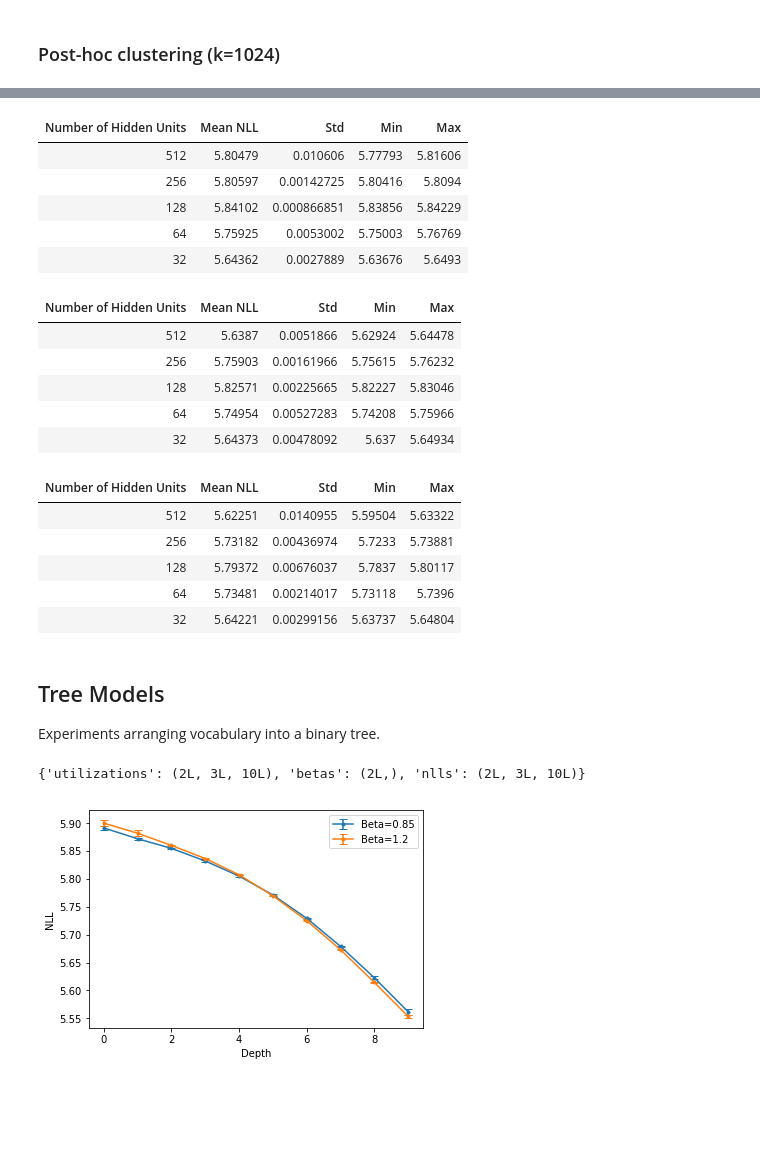
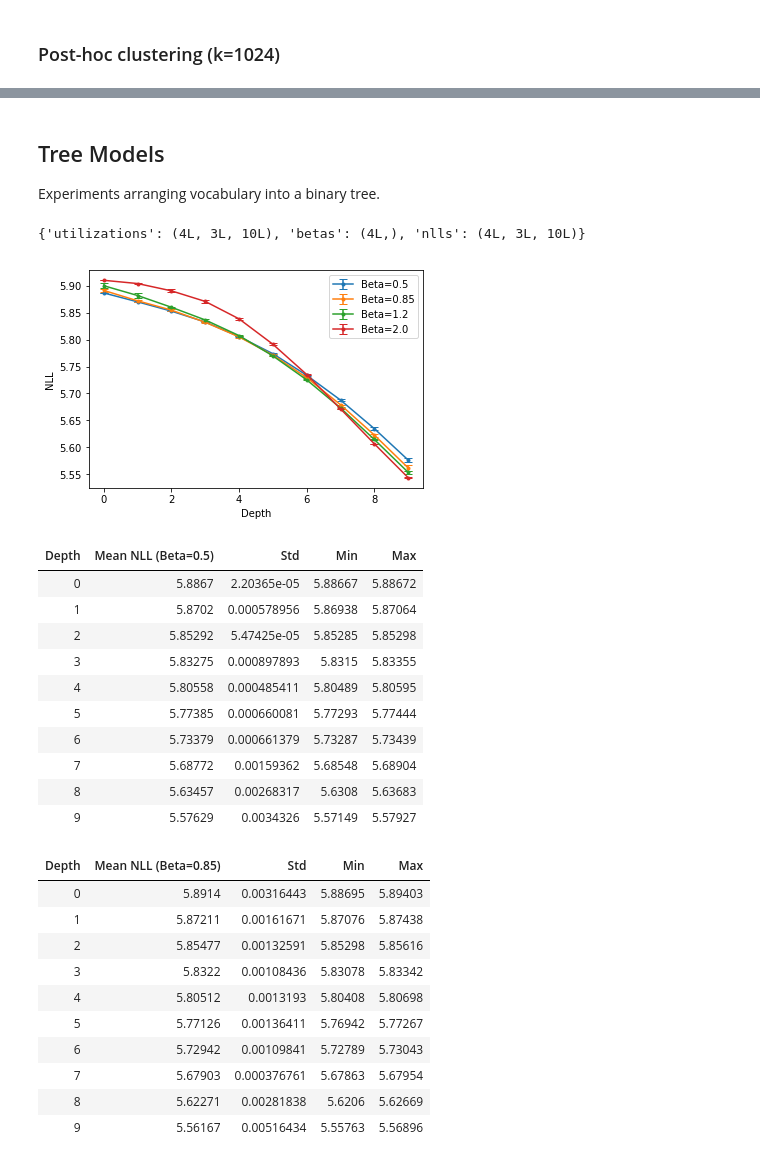
Before and after one commit to bstriner/discrete-skip-gram, a Jupyter notebook: notebook/results.ipynb, the cells around one changed output, grey strips where cells are left out. Cells and saved outputs as stored; diff of their text form; code cells hidden in the pictures; blank space fills up the shorter version.

Commit message:
More tree data points

```diff
--- a/notebook/results.ipynb
+++ b/notebook/results.ipynb
@@ -12,10 +12,12 @@ def load_output(path):
     return np.load('../experiments/output/{}'.format(path))
 def table(t, **kwargs):
     return HTML(tabulate(t, tablefmt='html', **kwargs))
-def bar(x, data, label=None, axis=1):
+def bar(x, data, label=None, axis=1, ax=None):
     mean = np.mean(data, axis=axis)
     std = np.std(data, axis=axis)
-    plt.errorbar(x, mean, yerr=std, capsize=4,
+    if not ax:
+        ax=plt
+    ax.errorbar(x, mean, yerr=std, capsize=4,
                  markersize=3, fmt='-o', label=label)
 def data_shapes(x):
     return {k:v.shape for k,v in x.iteritems()}
@@ -444,49 +577,42 @@ plt.show()
-# %%
-stats_table(flat_km['bzks'], flat_km['baseline'],
-           'Number of Hidden Units',
-           'NLL', axis=(1,2))
-# %% [output]
-| Number of Hidden Units | Mean NLL | Std | Min | Max |
-| 512 | 5.80479 | 0.010606 | 5.77793 | 5.81606 |
-| 256 | 5.80597 | 0.00142725 | 5.80416 | 5.8094 |
-| 128 | 5.84102 | 0.000866851 | 5.83856 | 5.84229 |
-| 64 | 5.75925 | 0.0053002 | 5.75003 | 5.76769 |
-| 32 | 5.64362 | 0.0027889 | 5.63676 | 5.6493 |
-# %%
-stats_table(flat_km['bzks'], flat_km['l1'],
-           'Number of Hidden Units',
-           'NLL', axis=(1,2))
-# %% [output]
-| Number of Hidden Units | Mean NLL | Std | Min | Max |
-| 512 | 5.6387 | 0.0051866 | 5.62924 | 5.64478 |
-| 256 | 5.75903 | 0.00161966 | 5.75615 | 5.76232 |
-| 128 | 5.82571 | 0.00225665 | 5.82227 | 5.83046 |
-| 64 | 5.74954 | 0.00527283 | 5.74208 | 5.75966 |
-| 32 | 5.64373 | 0.00478092 | 5.637 | 5.64934 |
-# %%
-stats_table(flat_km['bzks'], flat_km['l2'],
-           'Number of Hidden Units',
-           'NLL', axis=(1,2))
-# %% [output]
-| Number of Hidden Units | Mean NLL | Std | Min | Max |
-| 512 | 5.62251 | 0.0140955 | 5.59504 | 5.63322 |
-| 256 | 5.73182 | 0.00436974 | 5.7233 | 5.73881 |
-| 128 | 5.79372 | 0.00676037 | 5.7837 | 5.80117 |
-| 64 | 5.73481 | 0.00214017 | 5.73118 | 5.7396 |
-| 32 | 5.64221 | 0.00299156 | 5.63737 | 5.64804 |
 # %% [markdown]
 ## Tree Models
 Experiments arranging vocabulary into a binary tree.
 # %%
 tree = load_output('skipgram_tree.npz')
 print(data_shapes(tree))
 x = np.arange(10)
-bar(x, tree['nlls'][0,:,:], 'Beta={}'.format(tree['betas'][0]), axis=0)
-bar(x, tree['nlls'][1,:,:], 'Beta={}'.format(tree['betas'][1]), axis=0)
+for b in range(tree['betas'].shape[0]):
+  bar(x, tree['nlls'][b,:,:], 'Beta={}'.format(tree['betas'][b]), axis=0)
 plt.ylabel('NLL')
 plt.xlabel('Depth')
 plt.legend()
 plt.show()
+for i in range(tree['betas'].shape[0]):
+  display(stats_table(np.arange(10), tree['nlls'][i,:,:],
+           'Depth',
+           'NLL (Beta={})'.format(tree['betas'][i]), axis=0))
 # %% [output]
-{'utilizations': (2L, 3L, 10L), 'betas': (2L,), 'nlls': (2L, 3L, 10L)}
+{'utilizations': (4L, 3L, 10L), 'betas': (4L,), 'nlls': (4L, 3L, 10L)}
-[figure, old version]
+[figure, new version]
+| Depth | Mean NLL (Beta=0.5) | Std | Min | Max |
+| 0 | 5.8867 | 2.20365e-05 | 5.88667 | 5.88672 |
+| 1 | 5.8702 | 0.000578956 | 5.86938 | 5.87064 |
+| 2 | 5.85292 | 5.47425e-05 | 5.85285 | 5.85298 |
+| 3 | 5.83275 | 0.000897893 | 5.8315 | 5.83355 |
+| 4 | 5.80558 | 0.000485411 | 5.80489 | 5.80595 |
+| 5 | 5.77385 | 0.000660081 | 5.77293 | 5.77444 |
+| 6 | 5.73379 | 0.000661379 | 5.73287 | 5.73439 |
+| 7 | 5.68772 | 0.00159362 | 5.68548 | 5.68904 |
+| 8 | 5.63457 | 0.00268317 | 5.6308 | 5.63683 |
+| 9 | 5.57629 | 0.0034326 | 5.57149 | 5.57927 |
+| Depth | Mean NLL (Beta=0.85) | Std | Min | Max |
+| 0 | 5.8914 | 0.00316443 | 5.88695 | 5.89403 |
+| 1 | 5.87211 | 0.00161671 | 5.87076 | 5.87438 |
+| 2 | 5.85477 | 0.00132591 | 5.85298 | 5.85616 |
+| 3 | 5.8322 | 0.00108436 | 5.83078 | 5.83342 |
+| 4 | 5.80512 | 0.0013193 | 5.80408 | 5.80698 |
+| 5 | 5.77126 | 0.00136411 | 5.76942 | 5.77267 |
+| 6 | 5.72942 | 0.00109841 | 5.72789 | 5.73043 |
+| 7 | 5.67903 | 0.000376761 | 5.67863 | 5.67954 |
+| 8 | 5.62271 | 0.00281838 | 5.6206 | 5.62669 |
+| 9 | 5.56167 | 0.00516434 | 5.55763 | 5.56896 |
```
Also changed, not shown: parts of 29 cells of this notebook, 6 other files.
